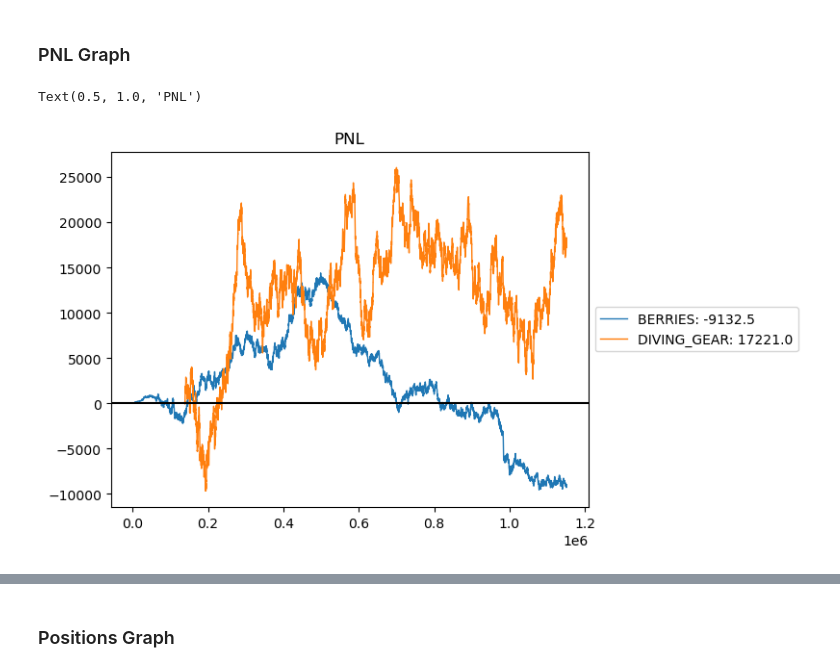
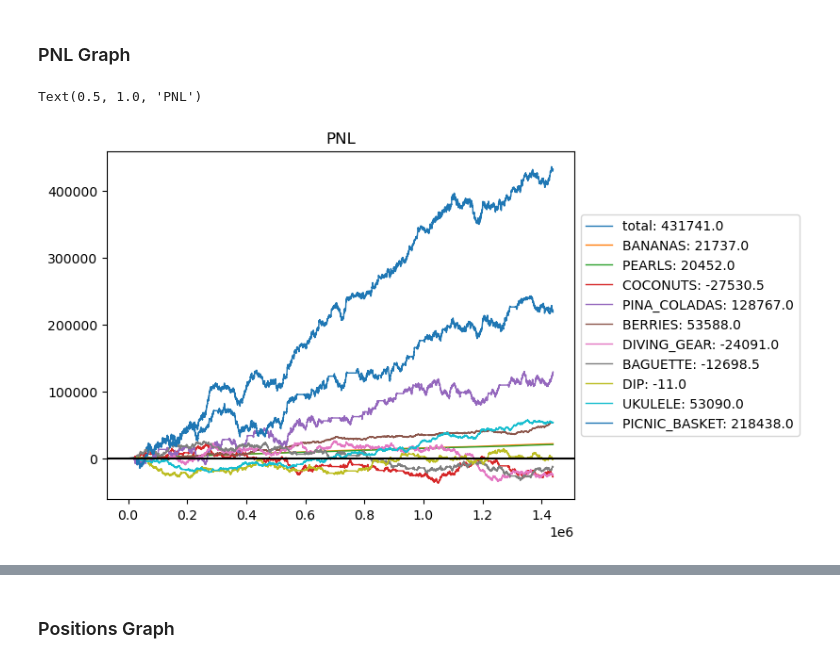
Before and after one commit to rzhan11/IMCTradingComp23, a Jupyter notebook: nbs/exploration-Copy17.ipynb, the cells around one changed output, grey strips where cells are left out. Drawn from its saved outputs; the diff is of its cells as text; code cells hidden in the pictures.

```diff
--- a/nbs/exploration-Copy17.ipynb
+++ b/nbs/exploration-Copy17.ipynb
@@ -30,7 +30,7 @@ from log_parser import process_file, process_file_jasper
 # parameters
 # %%
 # _fname = "../replays/local-8-82-2.3.log"
-_fname = "../replays/local-berry.log"
+_fname = "../replays/local.log"
 _time_step = 100
 _max_time = 3000000
 _symbols = ["BANANAS", "PEARLS", "COCONUTS", "PINA_COLADAS", "BERRIES", "DIVING_GEAR", "BAGUETTE", "DIP", "UKULELE", "PICNIC_BASKET"]
@@ -680,33 +675,33 @@ my_positions["COCO_PINA_pnl"] = my_positions["COCONUTS_pnl"] + my_positions["PIN
 my_positions["BASKET_COMP_pnl"] = my_positions["BAGUETTE_pnl"] + my_positions["DIP_pnl"] + my_positions["UKULELE_pnl"]
 
 my_positions["BASKET_NET_pnl"] = my_positions["BASKET_COMP_pnl"] + my_positions["PICNIC_BASKET_pnl"]
 
 ## shown products
 
-products_shown = ["BERRIES", "DIVING_GEAR"]
+# products_shown = ["BERRIES", "DIVING_GEAR"]
 # products_shown = ["BAGUETTE", "DIP", "UKULELE", "BASKET_COMP", "PICNIC_BASKET", "BASKET_NET"]
-# products_shown = ["total", *_products]
+products_shown = ["total", *_products]
 
 # ### basket trade
 # for prod in ["DIP", "BAGUETTE", "UKULELE", "PICNIC_BASKET"]:
 #     products_shown.remove(prod)
 # # products_shown += ["BASKET_COMP"]
 # products_shown += ["BASKET_NET"]
 
 # ### pina/coco section
 # products_shown.remove("COCONUTS")
 # products_shown.remove("PINA_COLADAS")
 # products_shown += ["COCO_PINA"]
 
 
 for prod in products_shown:
     pnl = my_positions[f"{prod}_pnl"].iloc[-1]
     plt.plot(my_positions["time"], my_positions[f"{prod}_pnl"], label=f"{prod}: {pnl}", linewidth=1)
 
 plt.axhline(y=0, color="black")
 
 plt.legend(loc="center left", bbox_to_anchor=(1, 0.5))
 plt.title(f"PNL")
 # %% [output]
 Text(0.5, 1.0, 'PNL')
-[figure, old version]
+[figure, new version]
```
Also changed, not shown: parts of 28 cells of this notebook, 1 other file.
